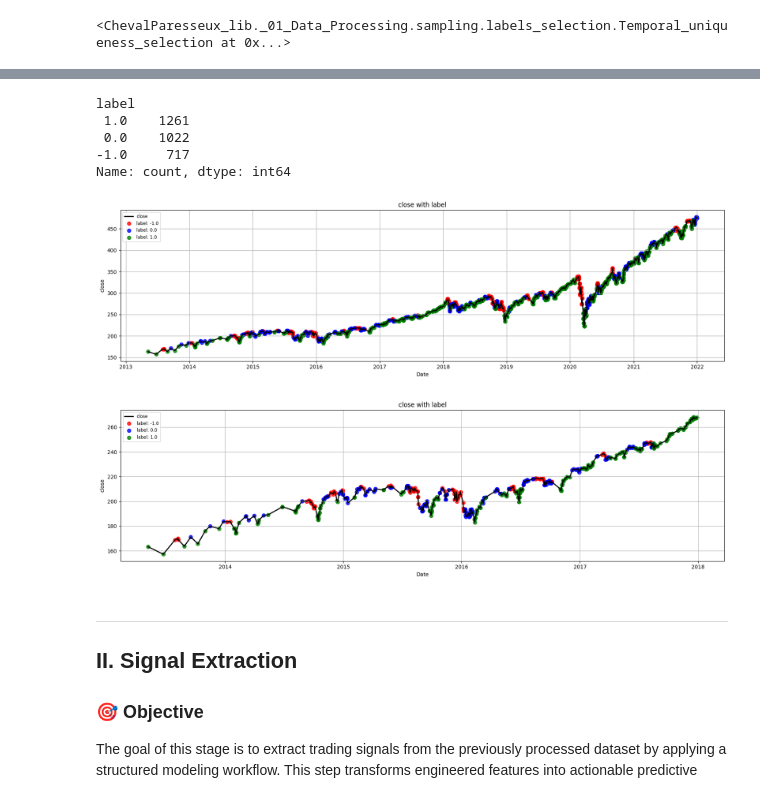
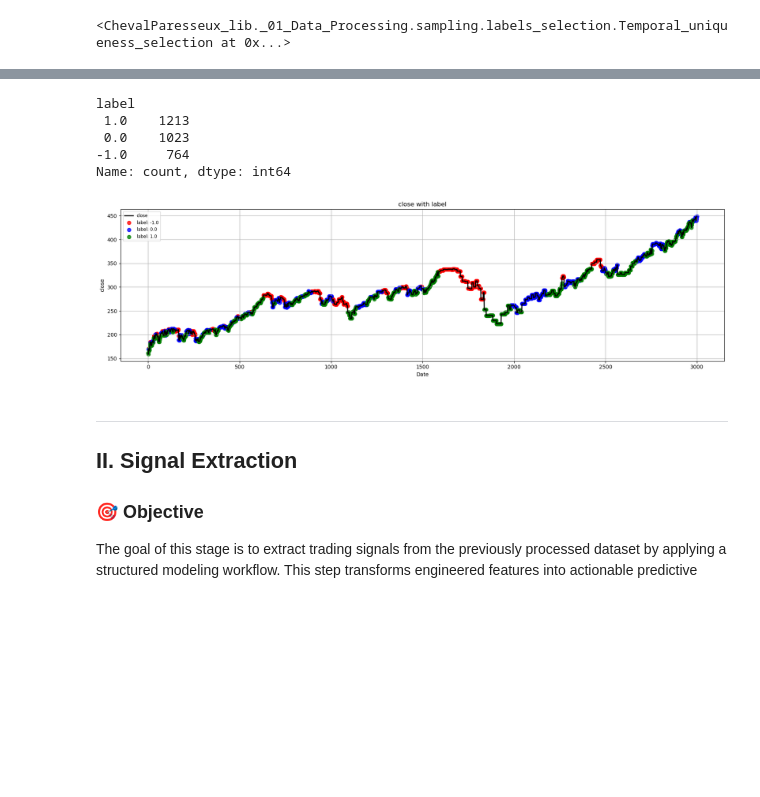
Before and after one commit to Cheval-Paresseux/ChevalParesseux-lib, a Jupyter notebook: notebooks/Research_pipeline.ipynb, the cells around one changed output, grey strips where cells are left out. Drawn from its saved outputs; the diff is of its cells as text; code cells hidden in the pictures; blank space fills up the shorter version.

```diff
--- a/notebooks/Research_pipeline.ipynb
+++ b/notebooks/Research_pipeline.ipynb
@@ -226,7 +221,7 @@ average_feature_params = {
 }
 avg_feature.set_params(**average_feature_params)
 
-average_feature_df = avg_feature.extract(data=training_data['close'])
-training_data = pd.concat([training_data, average_feature_df], axis=1)
+average_feature_df = avg_feature.extract(data=processed_train['close'])
+processed_train = pd.concat([processed_train, average_feature_df], axis=1)
 # %%
 feature_to_plot = average_feature_df.columns[0]
@@ -252,8 +247,8 @@ momentum_feature_params = {
 }
 momentum_feature.set_params(**momentum_feature_params)
 
-momentum_feature_df = momentum_feature.extract(data=training_data['close'])
-training_data = pd.concat([training_data, momentum_feature_df], axis=1)
+momentum_feature_df = momentum_feature.extract(data=processed_train['close'])
+processed_train = pd.concat([processed_train, momentum_feature_df], axis=1)
 # %%
 # ======= III. Volatility Based Feature =========
 vol_feature = lib.Volatility_feature(n_jobs=n_jobs)
@@ -265,8 +260,8 @@ vol_feature_params = {
 }
 vol_feature.set_params(**vol_feature_params)
 
-vol_feature_df = vol_feature.extract(data=training_data['close'])
-training_data = pd.concat([training_data, vol_feature_df], axis=1)
+vol_feature_df = vol_feature.extract(data=processed_train['close'])
+processed_train = pd.concat([processed_train, vol_feature_df], axis=1)
 # %%
 # ======= IV. Plot the Features =========
 feature_to_plot_1 = average_feature_df.columns[0]
@@ -338,8 +335,7 @@ Each sublist contains avery dataframes used (here we use a unique dataframe for
 assets or intraday data split by date etc...).
 """
 # 1. Extract the datasets
-training_data['date'] = training_data.index
-datasets = obs_selector.extract(data=training_data)
+datasets = obs_selector.extract(data=processed_train)
 resampled_df = datasets[0][0]
 
 resampled_df = resampled_df.sort_values(by='date').copy()
@@ -362,27 +358,20 @@ resampled_df
 # %%
 """
 As we can see, the datasets are now balanced. Furthermore, we have more labels as we get close to today and each one reflect a quite important return.
 """
 # 2. Overview of the datasets
 values_count = resampled_df['label'].value_counts()
 print(values_count)
 
 # 3. Plot the datasets
-sorted_df = resampled_df.sort_values(by='date').copy()
-sorted_df.index = pd.to_datetime(sorted_df['date'])
-
-lib.plot_series_labels(series=sorted_df['close'], label_series=sorted_df['label']) # Whole series
-
-sorted_df = sorted_df.loc['2010-01-01':'2018-01-01'].copy()
-lib.plot_series_labels(series=sorted_df['close'], label_series=sorted_df['label']) # Zoomed in series
+lib.plot_series_labels(series=resampled_df['close'], label_series=resampled_df['label']) # Whole series
 # %% [output]
 label
- 1.0    1261
- 0.0    1022
--1.0     717
+ 1.0    1213
+ 0.0    1023
+-1.0     764
 Name: count, dtype: int64
-[figure, old version]
+[figure, new version]
-[figure, removed]
 # %% [markdown]
 ---
 
```
Also changed, not shown: parts of 32 cells of this notebook, 4 other files.
